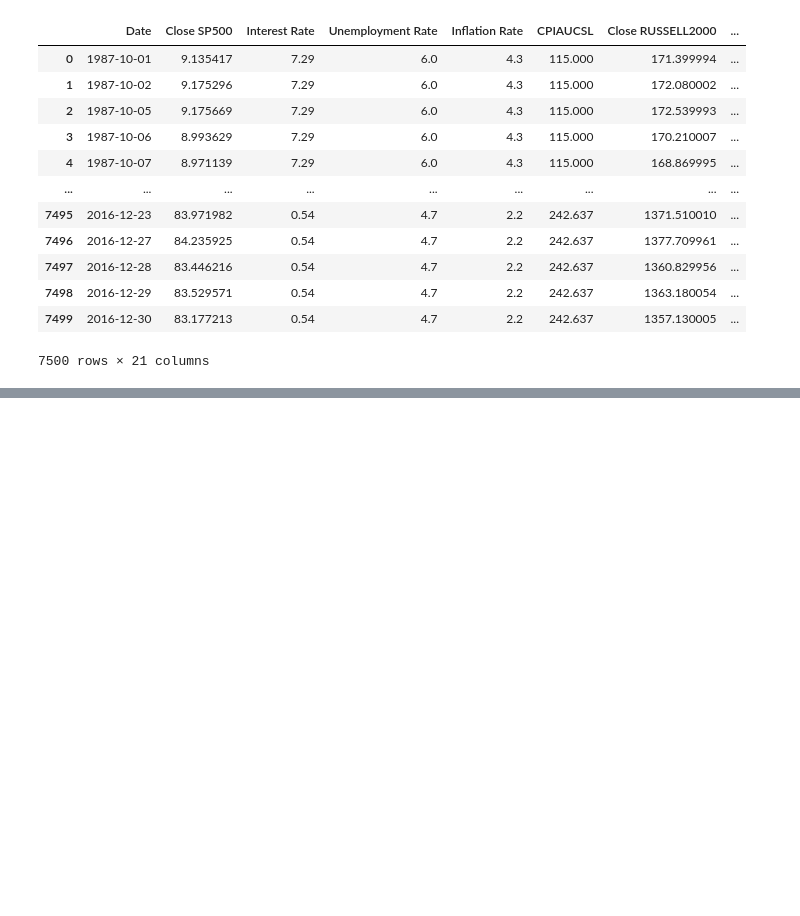
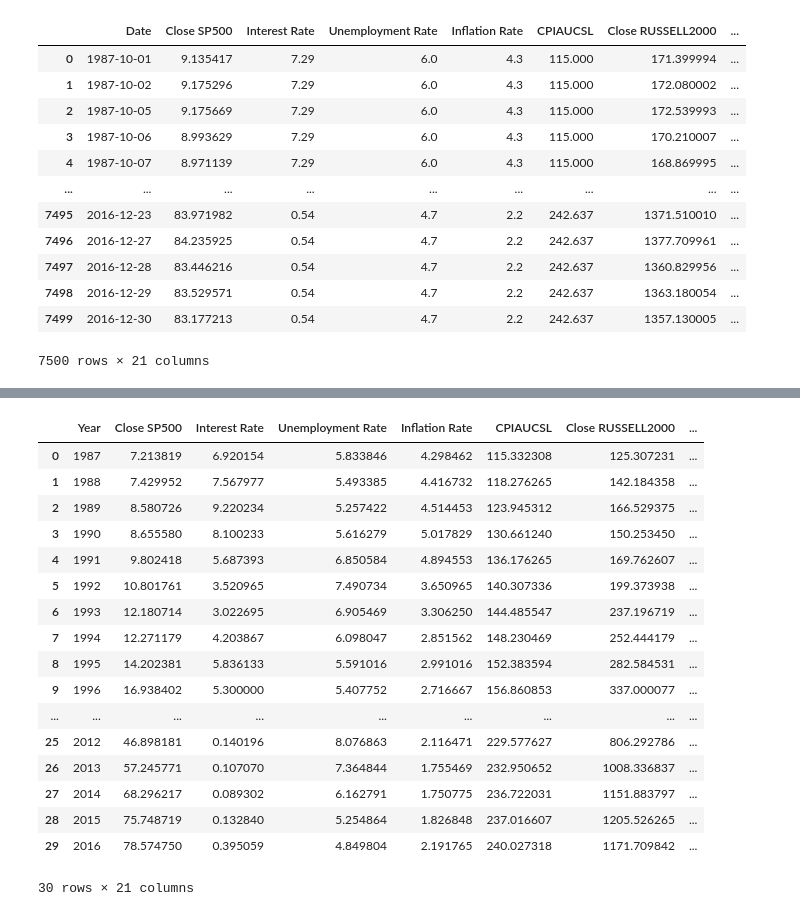
Before and after one commit to badranyoussef/bi-exam-project-stock, a Jupyter notebook: notebooks/ExplorationAndAnalysis.ipynb, the cells around one changed output, grey strips where cells are left out. Cells and saved outputs as stored; diff of their text form; code cells hidden in the pictures; blank space fills up the shorter version.

```diff
--- a/notebooks/ExplorationAndAnalysis.ipynb
+++ b/notebooks/ExplorationAndAnalysis.ipynb
@@ -338,0 +363,22 @@ df_1987_2017.bfill()
+# %%
+# 4. Udskriv det første par rækker for at tjekke resultatet
+df_grouped_by_year.head(32)
+# %% [output]
+|  | Year | Close SP500 | Interest Rate | Unemployment Rate | Inflation Rate | CPIAUCSL | Close RUSSELL2000 | ... |
+| 0 | 1987 | 7.213819 | 6.920154 | 5.833846 | 4.298462 | 115.332308 | 125.307231 | ... |
+| 1 | 1988 | 7.429952 | 7.567977 | 5.493385 | 4.416732 | 118.276265 | 142.184358 | ... |
+| 2 | 1989 | 8.580726 | 9.220234 | 5.257422 | 4.514453 | 123.945312 | 166.529375 | ... |
+| 3 | 1990 | 8.655580 | 8.100233 | 5.616279 | 5.017829 | 130.661240 | 150.253450 | ... |
+| 4 | 1991 | 9.802418 | 5.687393 | 6.850584 | 4.894553 | 136.176265 | 169.762607 | ... |
+| 5 | 1992 | 10.801761 | 3.520965 | 7.490734 | 3.650965 | 140.307336 | 199.373938 | ... |
+| 6 | 1993 | 12.180714 | 3.022695 | 6.905469 | 3.306250 | 144.485547 | 237.196719 | ... |
+| 7 | 1994 | 12.271179 | 4.203867 | 6.098047 | 2.851562 | 148.230469 | 252.444179 | ... |
+| 8 | 1995 | 14.202381 | 5.836133 | 5.591016 | 2.991016 | 152.383594 | 282.584531 | ... |
+| 9 | 1996 | 16.938402 | 5.300000 | 5.407752 | 2.716667 | 156.860853 | 337.000077 | ... |
+| ... | ... | ... | ... | ... | ... | ... | ... | ... |
+| 25 | 2012 | 46.898181 | 0.140196 | 8.076863 | 2.116471 | 229.577627 | 806.292786 | ... |
+| 26 | 2013 | 57.245771 | 0.107070 | 7.364844 | 1.755469 | 232.950652 | 1008.336837 | ... |
+| 27 | 2014 | 68.296217 | 0.089302 | 6.162791 | 1.750775 | 236.722031 | 1151.883797 | ... |
+| 28 | 2015 | 75.748719 | 0.132840 | 5.254864 | 1.826848 | 237.016607 | 1205.526265 | ... |
+| 29 | 2016 | 78.574750 | 0.395059 | 4.849804 | 2.191765 | 240.027318 | 1171.709842 | ... |
+30 rows × 21 columns
```
Also changed, not shown: parts of 4 cells of this notebook.
